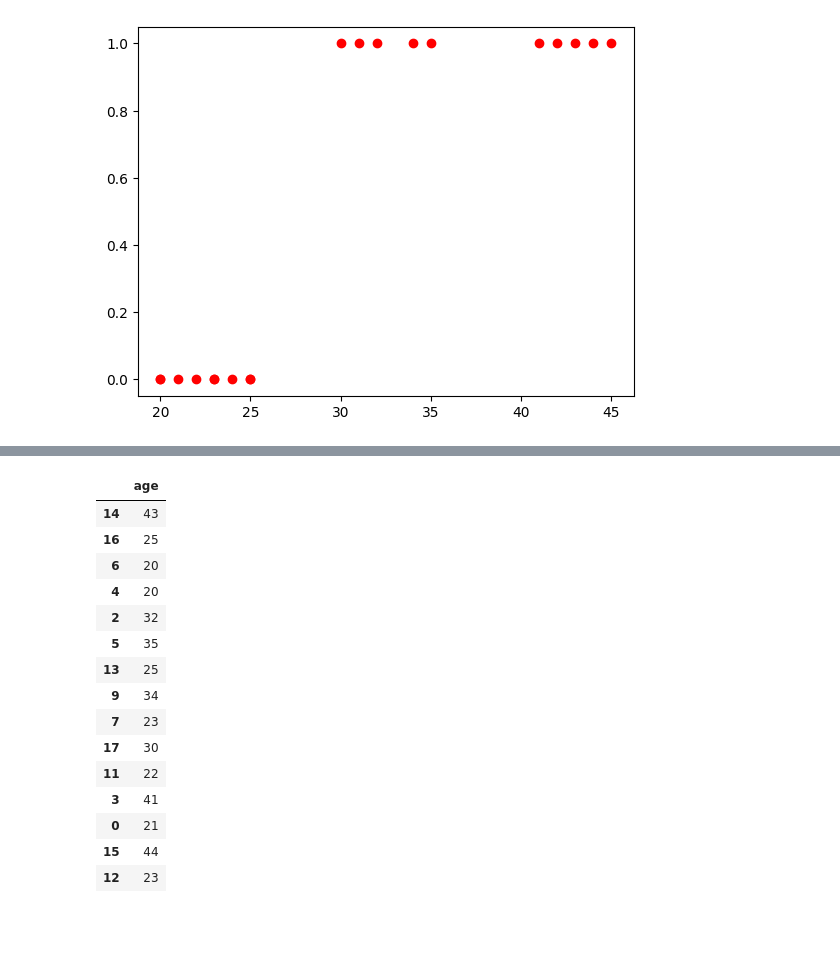
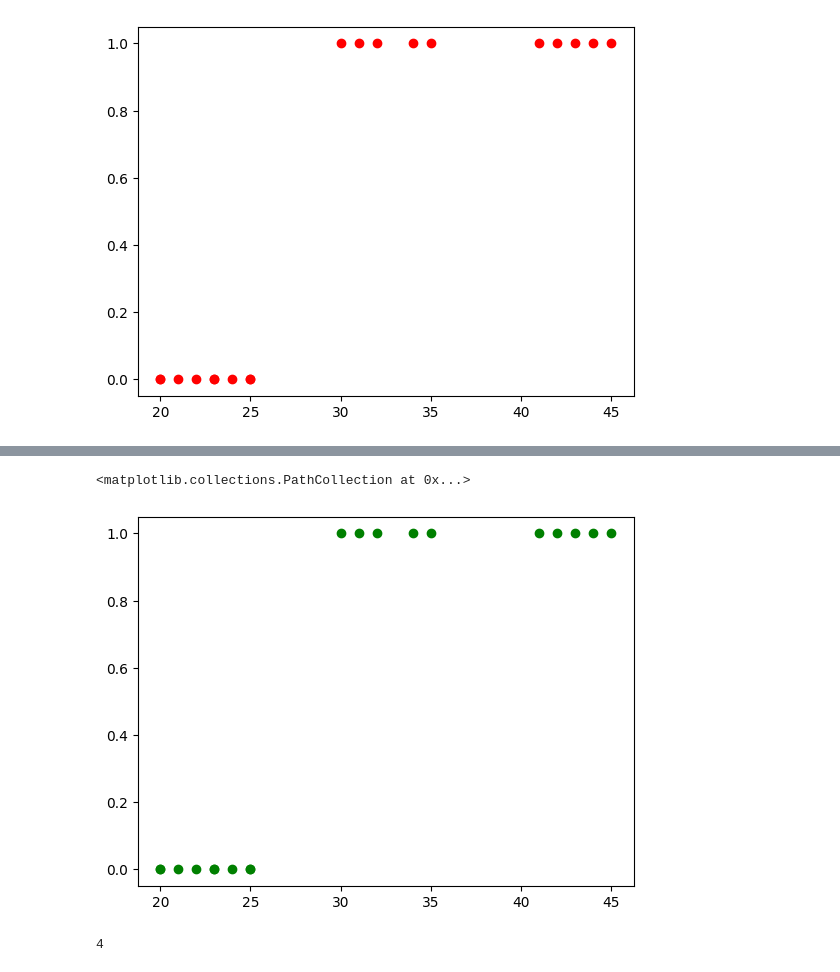
Before and after one commit to asad-subhani/Microsoft-certified-azure-ai-fundamentals, a Jupyter notebook: logisticrgrassion.ipynb, the cells around one changed output, grey strips where cells are left out. Drawn from its saved outputs; the diff is of its cells as text; code cells hidden in the pictures; blank space fills up the shorter version.

Commit message:
Practiced Logistic regression model.

```diff
--- a/logisticrgrassion.ipynb
+++ b/logisticrgrassion.ipynb
@@ -167,0 +144,4 @@ plt.scatter(x='age', y='inssurance', color = 'red', data=df)
+# %%
+csvdata = pd.read_csv('data.csv', index_col=0)
+csvdata["inssurance"].replace({'yes': 1, 'no': 0}, inplace=True)
+csvdata
@@ -168,23 +172,12 @@ plt.scatter(x='age', y='inssurance', color = 'red', data=df)
+# %%
+plt.scatter(x='age', y='inssurance', color = 'g', data=csvdata)
+# %% [output]
+<matplotlib.collections.PathCollection at 0x...>
+[figure, added]
 # %%
-from sklearn.model_selection import train_test_split
-
-X_train, X_test, y_train, y_test = train_test_split(df[['age']], df.inssurance, test_size=0.2, random_state=0)
-
-X_train
+x_train, x_test, y_train, y_test = train_test_split(csvdata[['age']], csvdata['inssurance'], test_size=0.2, random_state=42) # 80% training and 20% test
-# %% [output]
-|  | age |
-| 14 | 43 |
-| 16 | 25 |
-| 6 | 20 |
-| 4 | 20 |
-| 2 | 32 |
-| 5 | 35 |
-| 13 | 25 |
-| 9 | 34 |
-| 7 | 23 |
-| 17 | 30 |
-| 11 | 22 |
-| 3 | 41 |
-| 0 | 21 |
-| 15 | 44 |
-| 12 | 23 |
+# %%
+len(x_test)
+len(x_test)
+# %% [output]
+4
```
Also changed, not shown: parts of 15 cells of this notebook, 3 other files.
